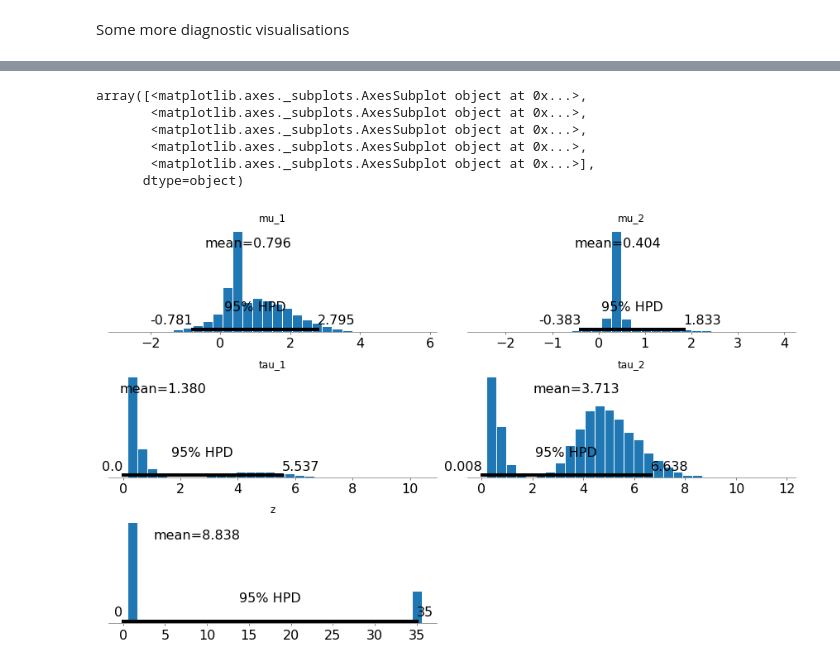
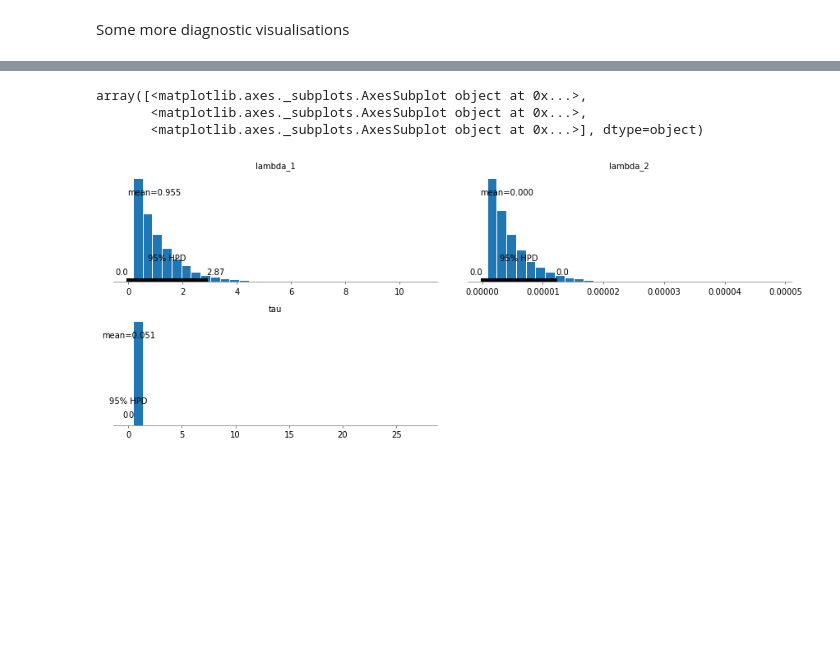
Before and after one commit to nickmalleson/sppt, a Jupyter notebook: changepoint_mcmc.ipynb, the cells around one changed output, grey strips where cells are left out. Cells and saved outputs as stored; diff of their text form; code cells hidden in the pictures; blank space fills up the shorter version.

Commit message:
working on bayesian changepoint

```diff
--- a/changepoint_mcmc.ipynb
+++ b/changepoint_mcmc.ipynb
@@ -148,40 +111,29 @@ where $N$ is the number of time points in the data.
 
 Now define the model using PYMC. (_Note that we use the same values for the hyperparameters, although above I talked about them as separate variables for each of the two Normal distributions_).
 # %%
+with pm.Model() as model:
+    # The hyperparameters (apparently good to chose the mean of the observations as a starting point)
+    alpha = 1.0/global_s.mean()
+    beta  = 1.0/global_s.mean()
 
-with pm.Model() as model:
-    # The hyperparameters
-    alpha = 1.0
-    beta = 1.0
-    gamma = 1.0/avg_diff.mean()
+    # The two lambda parameters. (We want to see if their posterior distributions change)
+    lambda_1 = pm.Exponential("lambda_1", alpha)
+    lambda_2 = pm.Exponential("lambda_2", beta)
 
-    # The two mean and sd variables parameters.
-    # (We want to see if their posterior distributions change)
-    mu_1 = pm.Normal("mu_1", mu = alpha, tau = beta)
-    mu_2 = pm.Normal("mu_2", mu = alpha, tau = beta)
+    # Tau is the point at which the texting behaviour changed. We don't know anything about this
+    # so we assign a uniform prior belief
+    tau = pm.DiscreteUniform("tau", lower=0, upper=len(global_s) - 1)
 
-    tau_1 = pm.Exponential("tau_1", gamma)
-    tau_2 = pm.Exponential("tau_2", gamma)
-    #taus = pm.Exponential("taus", gamma, shape=2)
+    idx = np.arange(len(global_s)) # Index
+    lambda_ = pm.math.switch(tau > idx, lambda_1, lambda_2)
 
-    # Z is the point at which the texting behaviour changed.
-    # Don't know anything about this so assign a uniform prior belief
-    z = pm.DiscreteUniform("z", lower=0, upper=len(avg_diff) - 1)
-
-    # Creates new functions using switch() to assign the correct mu or tau variables
-    # These can be thought of as the random variables mu and tau definied initially.
-    idx = np.arange(len(avg_diff)) # Index
-    mu_ =  pm.math.switch(z > idx, mu_1, mu_2)
-    tau_ = pm.math.switch(z > idx, tau_1, tau_2)
-
-    # Combine the observation data (we assume that it has been generated by
-    # a normal distribution with our mu and tau parameters).
-    obs = pm.Normal("obs", mu=mu_, tau=tau_, observed=avg_diff)
+    # The observations
+    observation = pm.Poisson("obs", lambda_, observed=global_s)
 # %% [markdown]
 The model has been defined, now we can perform MCMC to sample from the posterior distribution
 # %%
-N = 5000 # Number of samples
+N = 20000 # Number of samples
 with model:
     step = pm.Metropolis()
     start = pm.find_MAP() # Help it to start from a good place
-    trace = pm.sample(N, tune=int(N*2), step=step, start=start, njobs=4)
+    trace = pm.sample(N, tune=int(N*2), step=step, start=start, njobs=8)
@@ -268,12 +204,9 @@ array([[<matplotlib.axes._subplots.AxesSubplot object at 0x...>,
 # %%
-pm.plots.plot_posterior(trace=trace, varnames=["mu_1", "mu_2", "tau_1", "tau_2", "z"])
+pm.plots.plot_posterior(trace=trace, varnames=["lambda_1", "lambda_2", "tau"])
 #pm.plots.plot_posterior(trace=trace["centers"][:,1])
 #pm.plots.autocorrplot(trace=trace, varnames=["centers"]);
 # %% [output]
 array([<matplotlib.axes._subplots.AxesSubplot object at 0x...>,
        <matplotlib.axes._subplots.AxesSubplot object at 0x...>,
-       <matplotlib.axes._subplots.AxesSubplot object at 0x...>,
-       <matplotlib.axes._subplots.AxesSubplot object at 0x...>,
-       <matplotlib.axes._subplots.AxesSubplot object at 0x...>],
-      dtype=object)
+       <matplotlib.axes._subplots.AxesSubplot object at 0x...>], dtype=object)
-[figure, old version]
+[figure, new version]
```
Also changed, not shown: parts of 33 cells of this notebook, 2 other files.
